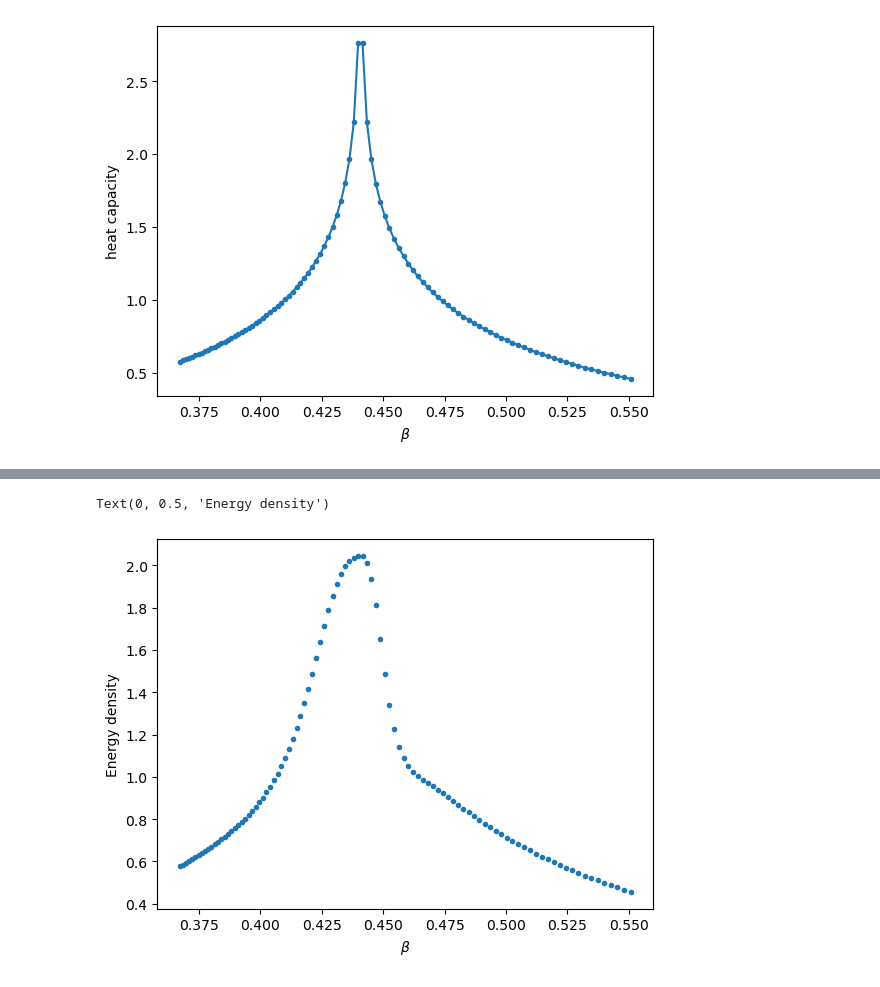
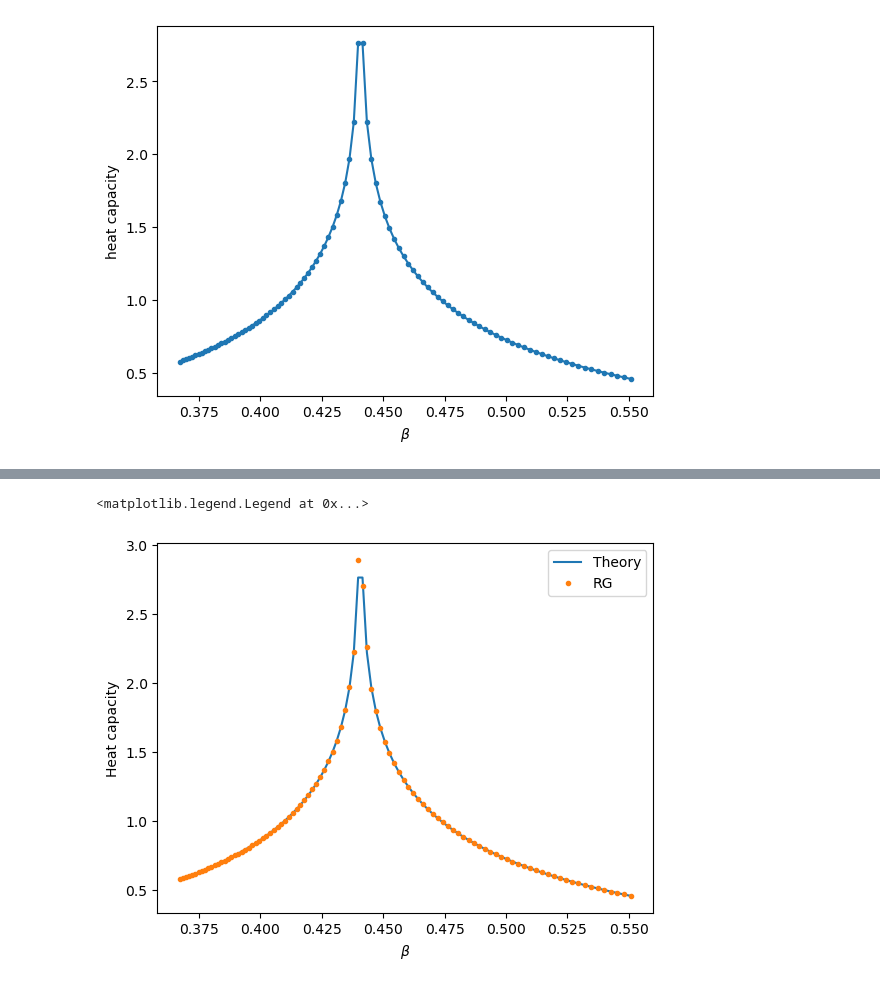
Before and after one commit to timothy-ymchan/diff-hotrg, a Jupyter notebook: hotrg_runs.ipynb, the cells around one changed output, grey strips where cells are left out. Cells and saved outputs as stored; diff of their text form; code cells hidden in the pictures.

```diff
--- a/hotrg_runs.ipynb
+++ b/hotrg_runs.ipynb
@@ -60,21 +62,23 @@ import numpy as np
 Tc = models.Ising2D.Tc
 dlnZdT_RG= []
 d2lnZdT2_RG = []
+lnZ_RG = []
 for T in np.linspace(0.8*Tc,1.2*Tc,Nsamples)[:]:
-  with torch.autograd.detect_anomaly():
-    temp = torch.Tensor([T]).to(device)
-    temp.requires_grad_()
-    model = models.Ising2D(temp)
-    hotrg = hotrg_torch.HOTRG(model,10,disable_ckpt=True)
-    hotrg.run(15,verbose=False)
-    lnZ = hotrg.get_lnZ()
+  #with torch.autograd.detect_anomaly():
+  temp = torch.Tensor([T]).to(device)
+  temp.requires_grad_()
+  model = models.Ising2D(temp)
+  hotrg = hotrg_torch.HOTRG(model,15,disable_ckpt=True)
+  hotrg.run(20,verbose=True)
+  lnZ = hotrg.get_lnZ()
 
-    # Compute derivatives
-    dlnZdT, = torch.autograd.grad(lnZ,temp,create_graph=True)
+  # Compute derivatives
+  dlnZdT, = torch.autograd.grad(lnZ,temp,create_graph=True)
 
-    d2lnZdT2, = torch.autograd.grad(dlnZdT,temp,create_graph=True)
-    dlnZdT_RG.append(dlnZdT.item())
-    d2lnZdT2_RG.append(d2lnZdT2.item())
+  d2lnZdT2, = torch.autograd.grad(dlnZdT,temp)
+  lnZ_RG.append(lnZ.item())
+  dlnZdT_RG.append(dlnZdT.item())
+  d2lnZdT2_RG.append(d2lnZdT2.item())
 # %% [output]
 Renormalizing Ising2D
 Current lattice size: 1 Current iterations: 0
@@ -146,9 +141,10 @@ Text(0.5, 0, '$\\beta$')
 # %%
 
-#plt.plot(1/Ts,Ts*Ts*dlnZdT_th)
-plt.plot(1/Ts,2*Ts*dlnZdT_RG+Ts*Ts*d2lnZdT2_RG,marker='.',linestyle='None')
+plt.plot(1/Ts,2*Ts*dlnZdT_th+Ts*Ts*d2lnZdT2_th,label='Theory')
+plt.plot(1/Ts,2*Ts*dlnZdT_RG+Ts*Ts*d2lnZdT2_RG,marker='.',linestyle='None',label='RG')
 plt.xlabel(r'$\beta$')
-plt.ylabel(r'Energy density')
+plt.ylabel(r'Heat capacity')
+plt.legend()
 # %% [output]
-Text(0, 0.5, 'Energy density')
+<matplotlib.legend.Legend at 0x...>
-[figure, old version]
+[figure, new version]
```
Also changed, not shown: parts of 8 cells of this notebook, 3 other files.
